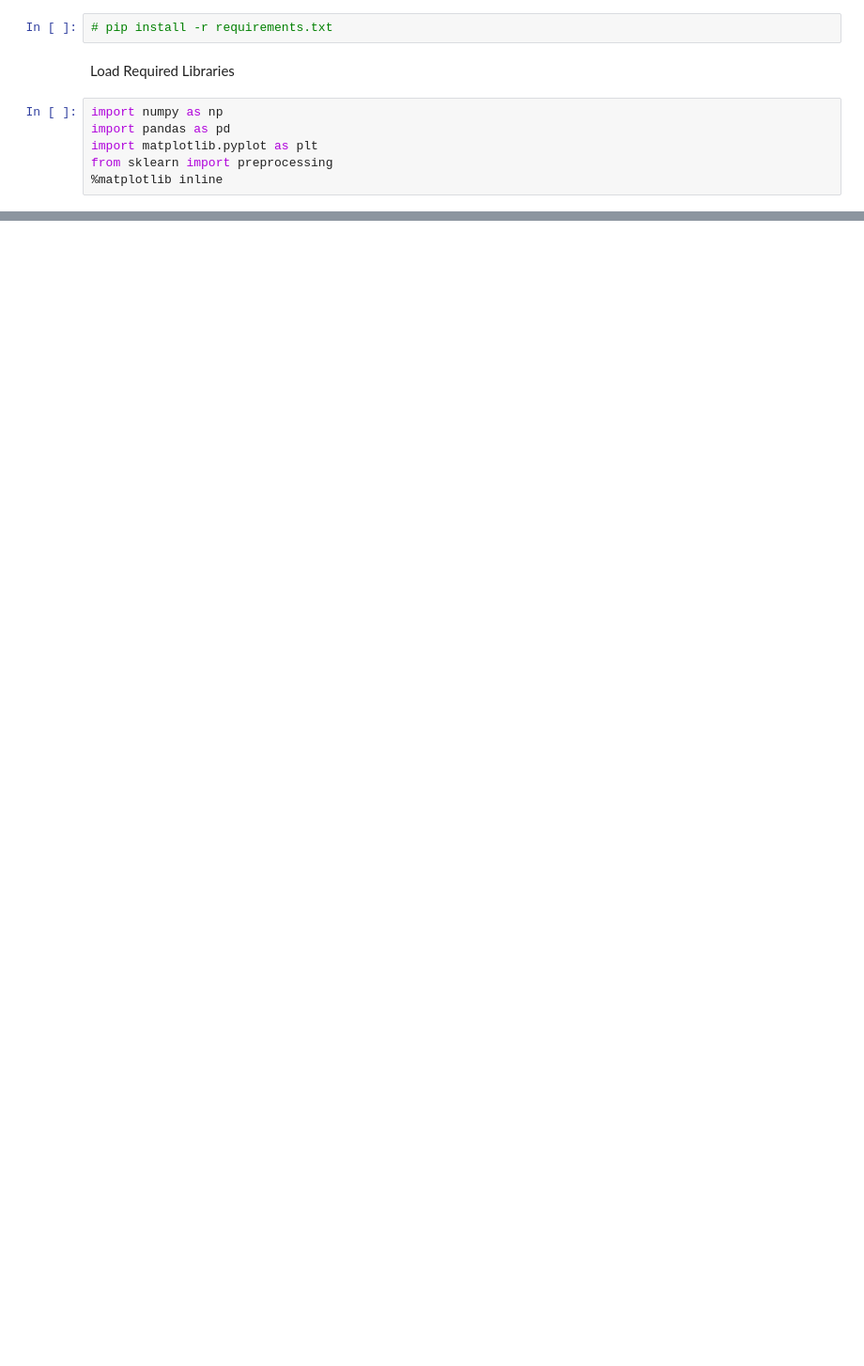
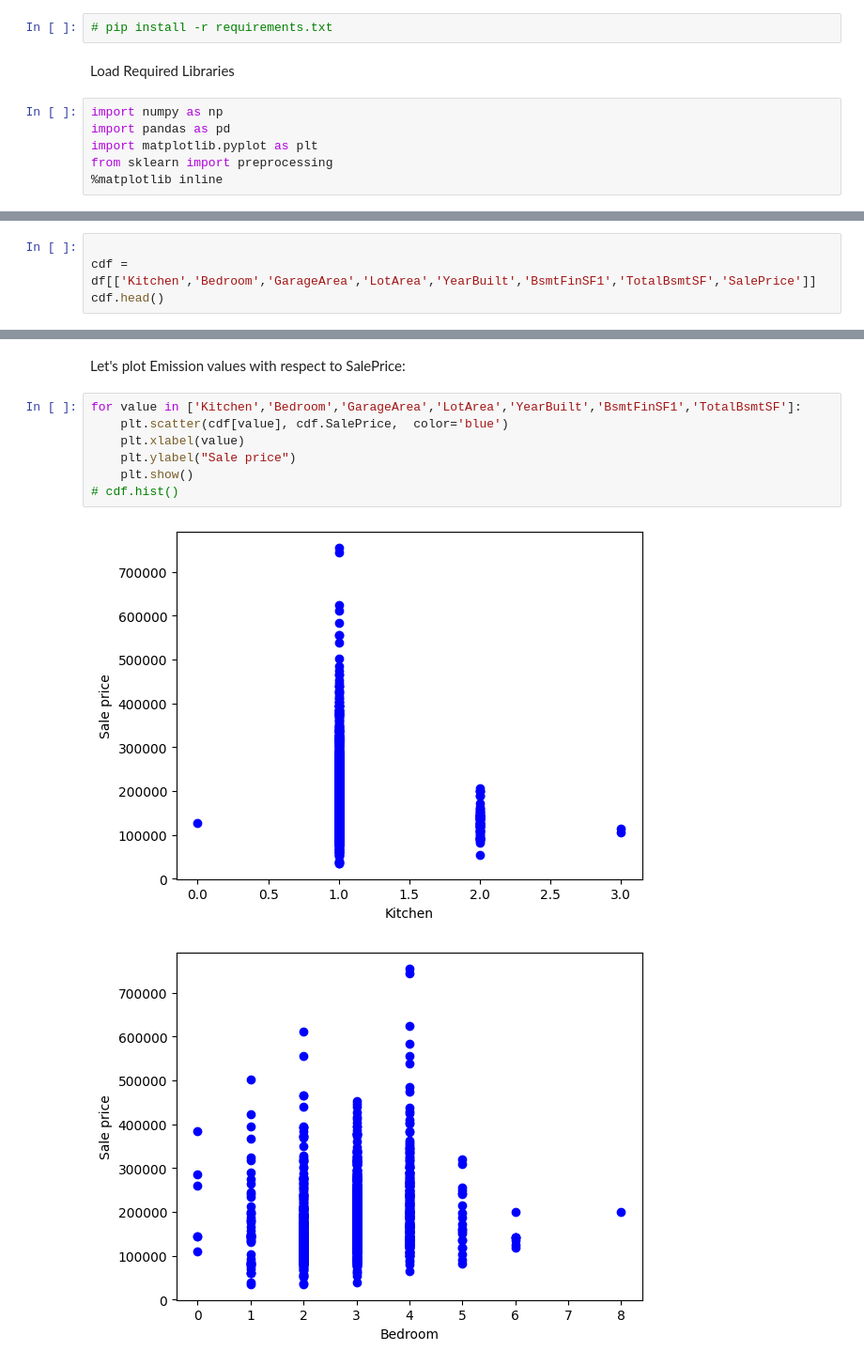
Before and after one commit to EbaAdisu/ml-house-price-Linear-regression-model, a Jupyter notebook: house_price_prediction.ipynb, the cells around one changed output, grey strips where cells are left out. Shown: that part at 94% size. Drawn from its saved outputs; the diff is of its cells as text; blank space fills up the shorter version.

```diff
--- a/house_price_prediction.ipynb
+++ b/house_price_prediction.ipynb
@@ -152,0 +159,4 @@ cdf.head()
+# %%
+
+cdf = df[['Kitchen','Bedroom','GarageArea','LotArea','YearBuilt','BsmtFinSF1','TotalBsmtSF','SalePrice']]
+cdf.head()
@@ -152,0 +170,12 @@ cdf.head()
+# %% [markdown]
+Let's plot Emission values with respect to SalePrice:
+# %%
+for value in ['Kitchen','Bedroom','GarageArea','LotArea','YearBuilt','BsmtFinSF1','TotalBsmtSF']:
+    plt.scatter(cdf[value], cdf.SalePrice,  color='blue')
+    plt.xlabel(value)
+    plt.ylabel("Sale price")
+    plt.show()
+# cdf.hist()
+# %% [output]
+[figure, added]
+[figure, added]
```
Also changed, not shown: parts of 18 cells of this notebook.
